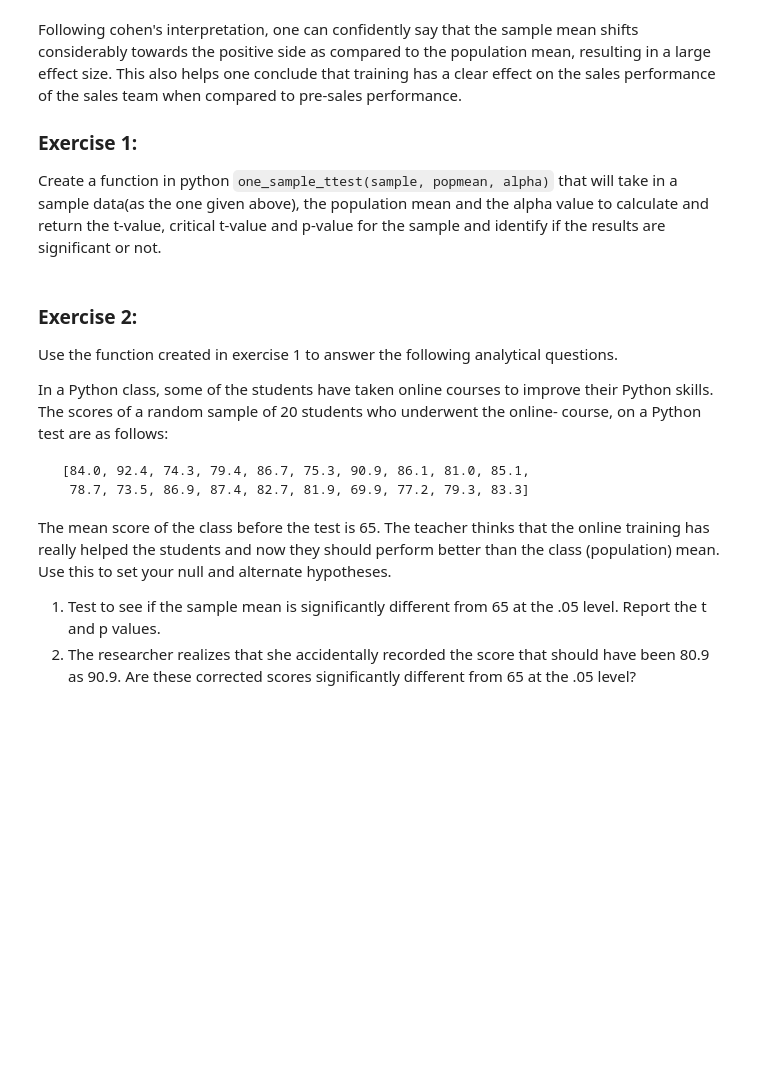
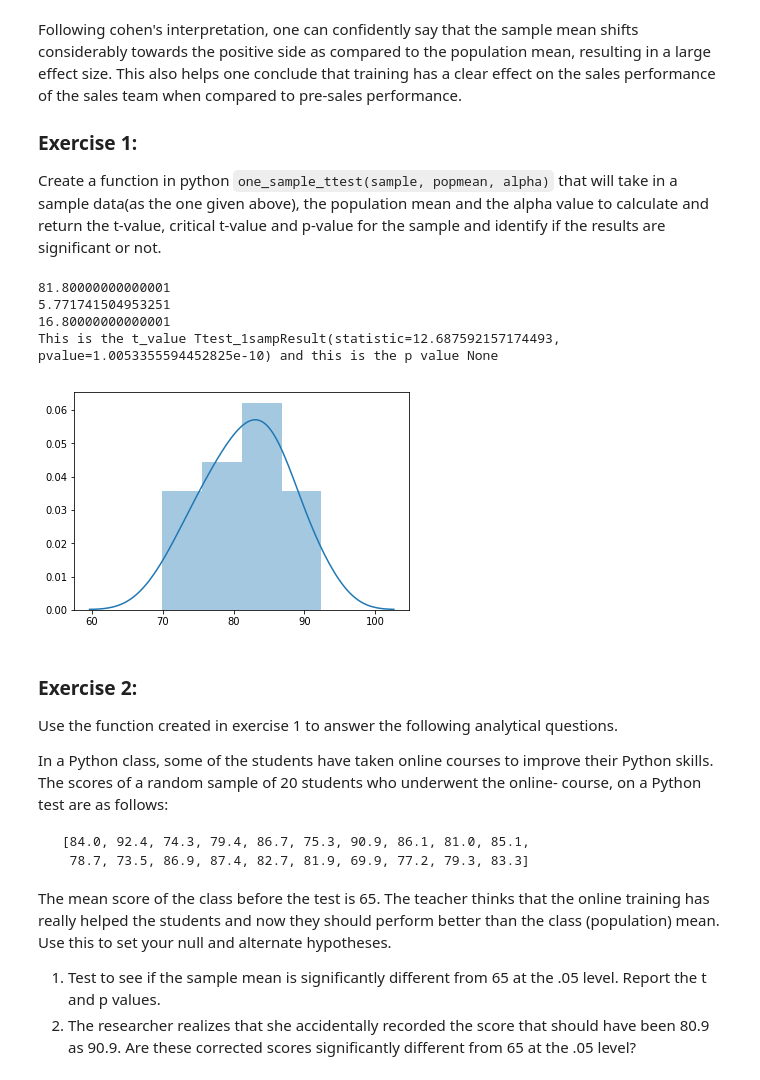
Before and after one commit to gabertooth/dsc-2-20-08-1-sample-t-tests-lab-online-ds-pt-021119, a Jupyter notebook: index.ipynb, the cells around one changed output. Drawn from its saved outputs; the diff is of its cells as text; code cells hidden in the pictures; blank space fills up the shorter version.

```diff
--- a/index.ipynb
+++ b/index.ipynb
@@ -364,6 +381,19 @@ Following cohen's interpretation, one can confidently say that the sample mean s
 ### Exercise 1:
 
 Create a function in python `one_sample_ttest(sample, popmean, alpha)` that will take in a sample data(as the one given above),  the population mean and the alpha value to calculate and return the t-value, critical t-value and p-value for the sample and identify if the results are significant or not.
+# %%
+import numpy as np
+import seaborn as sns
+sample = np.array([84.0, 92.4, 74.3, 79.4, 86.7, 75.3, 90.9, 86.1, 81.0, 85.1,
+  78.7, 73.5, 86.9, 87.4, 82.7, 81.9, 69.9, 77.2, 79.3, 83.3])
+
+one_sample_ttest(sample,65,.05)
+# %% [output]
+81.80000000000001
+5.771741504953251
+16.80000000000001
+This is the t_value Ttest_1sampResult(statistic=12.687592157174493, pvalue=1.0053355594452825e-10) and this is the p value None
+[figure, added]
 # %% [markdown]
 ### Exercise 2:
 
```
Also changed, not shown: parts of 2 cells of this notebook.
